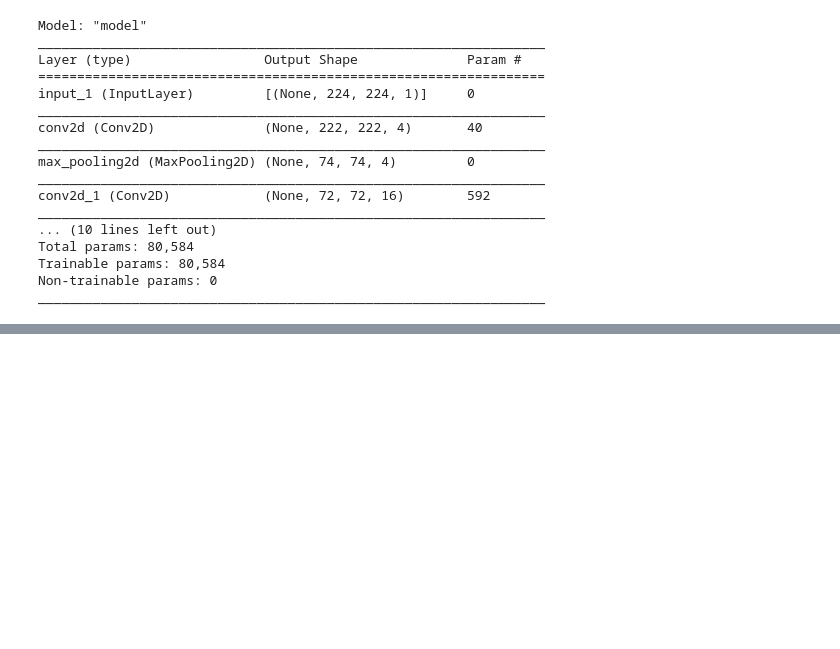
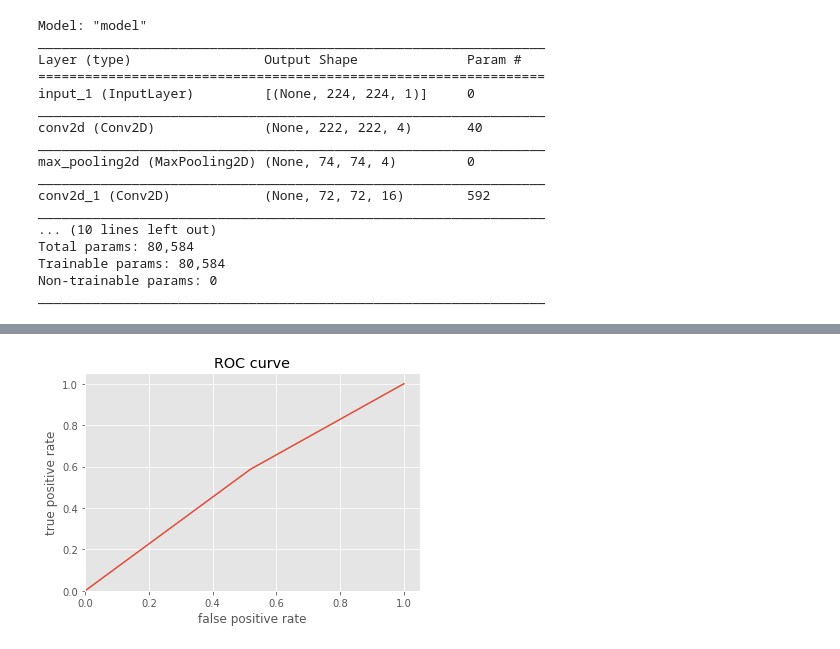
Before and after one commit to schauppi/HTSR_Handwritten_Text_Similarity_Recognition, a Jupyter notebook: experiments.ipynb, the cells around one changed output, grey strips where cells are left out. Drawn from its saved outputs; the diff is of its cells as text; code cells hidden in the pictures; blank space fills up the shorter version.

```diff
--- a/experiments.ipynb
+++ b/experiments.ipynb
@@ -101,0 +125,4 @@ plot_training(history_model_1)
+# %%
+plot_roc_curve(preds, labels)
+# %% [output]
+[figure, added]
```
Also changed, not shown: parts of 9 cells of this notebook, 1 other file.
